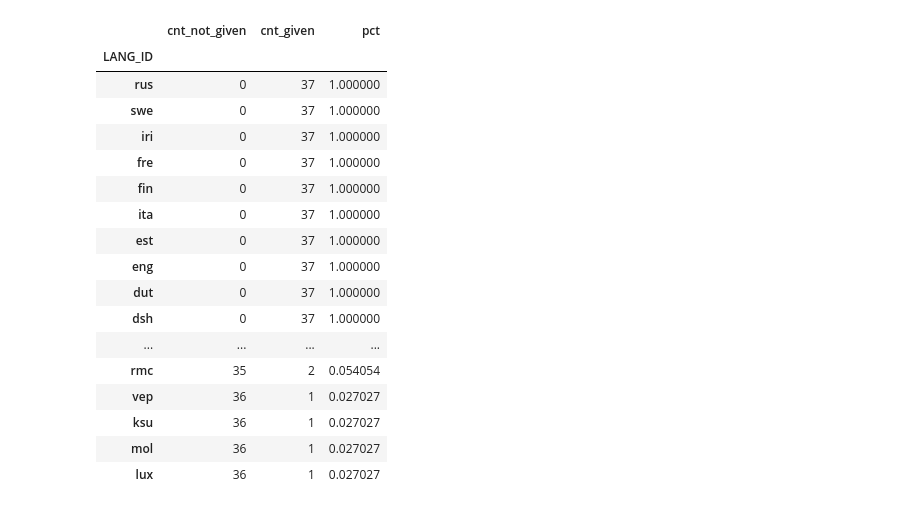
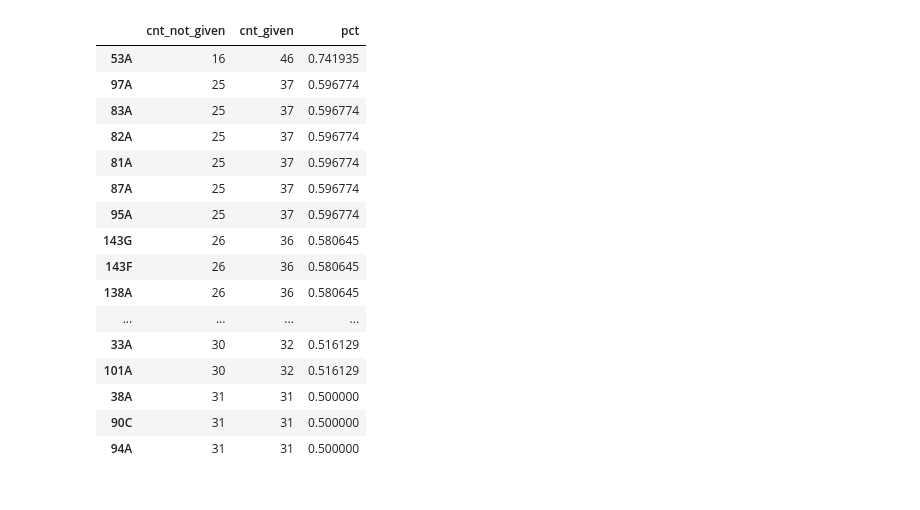
Before and after one commit to StefMiya/TL_Team5, a Jupyter notebook: analysis.ipynb, the cells around one changed output. Cells and saved outputs as stored; diff of their text form; code cells hidden in the pictures.

Commit message:
clean version of analysis

```diff
--- a/analysis.ipynb
+++ b/analysis.ipynb
@@ -1,2 +1,5 @@
 # %%
 import pandas as pd
+
+threshold_pct_features = 0.50
+threshold_pct_langauges = 1.0
@@ -6,2 +11,3 @@ import pandas as pd
 # %%
-df = pd.read_csv('data/vals_transformed.csv', sep=',')
+#read denormalized feature sets.
+df_denorm_features = pd.read_csv('data/vals_transformed.csv', sep=',', index_col = 'LANG_ID')
@@ -53,29 +14,39 @@ df_vals
-# %%
-df_x = df_vals.isnull().sum(axis=1).to_frame()
-
-df_x = df_x.rename(columns={0: 'cnt_not_given'})
-df_x['cnt_given'] = df_vals.shape[1] - df_x['cnt_not_given']
-df_x['pct'] = df_x['cnt_given'] / df_vals.shape[1]
-
-df_x.sort_values(by=['pct'], inplace=True, ascending=False)
-
-df_x.head(50)
-# %% [output]
-|  | cnt_not_given | cnt_given | pct |
-| LANG_ID |  |  |  |
-| rus | 0 | 37 | 1.000000 |
-| swe | 0 | 37 | 1.000000 |
-| iri | 0 | 37 | 1.000000 |
-| fre | 0 | 37 | 1.000000 |
-| fin | 0 | 37 | 1.000000 |
-| ita | 0 | 37 | 1.000000 |
-| est | 0 | 37 | 1.000000 |
-| eng | 0 | 37 | 1.000000 |
-| dut | 0 | 37 | 1.000000 |
-| dsh | 0 | 37 | 1.000000 |
-| ... | ... | ... | ... |
-| rmc | 35 | 2 | 0.054054 |
-| vep | 36 | 1 | 0.027027 |
-| ksu | 36 | 1 | 0.027027 |
-| mol | 36 | 1 | 0.027027 |
-| lux | 36 | 1 | 0.027027 |
+# %%
+#features only;
+df_features = (df_denorm_features.reset_index(drop = True)  # 1. remove index col w/ LANG_UD
+                                  .iloc[:, :-7]) #remove last n rows that contains language metadata
+
+# df_features
+# %%
+num_languages = df_features.shape[0] #number of languages per feature (in case of European languages 62)
+
+df_feat_nan_dist = df_features.isna().sum().to_frame() #calculate statistics about nan values per feature
+
+df_feat_nan_dist = df_feat_nan_dist.rename(columns={0: 'cnt_not_given'})
+df_feat_nan_dist['cnt_given'] = num_languages - df_feat_nan_dist['cnt_not_given'] #cnt for non nan values is (number of all languages / feature minus number of nan values)
+df_feat_nan_dist['pct'] = df_feat_nan_dist['cnt_given'] / num_languages #relative values
+
+df_feat_nan_dist = df_feat_nan_dist[(df_feat_nan_dist['pct'] >= threshold_pct_features)] #filter all features with less than 50% coverage
+
+df_result_feature_analysis = df_feat_nan_dist.sort_values(by=['pct'], ascending=False) #order for convinience
+
+# df_result_feature_analysis
+df_result_feature_analysis.head(50)
+# %% [output]
+|  | cnt_not_given | cnt_given | pct |
+| 53A | 16 | 46 | 0.741935 |
+| 97A | 25 | 37 | 0.596774 |
+| 83A | 25 | 37 | 0.596774 |
+| 82A | 25 | 37 | 0.596774 |
+| 81A | 25 | 37 | 0.596774 |
+| 87A | 25 | 37 | 0.596774 |
+| 95A | 25 | 37 | 0.596774 |
+| 143G | 26 | 36 | 0.580645 |
+| 143F | 26 | 36 | 0.580645 |
+| 138A | 26 | 36 | 0.580645 |
+| ... | ... | ... | ... |
+| 33A | 30 | 32 | 0.516129 |
+| 101A | 30 | 32 | 0.516129 |
+| 38A | 31 | 31 | 0.500000 |
+| 90C | 31 | 31 | 0.500000 |
+| 94A | 31 | 31 | 0.500000 |
```
Also changed, not shown: parts of 12 cells of this notebook, 2 other files.
